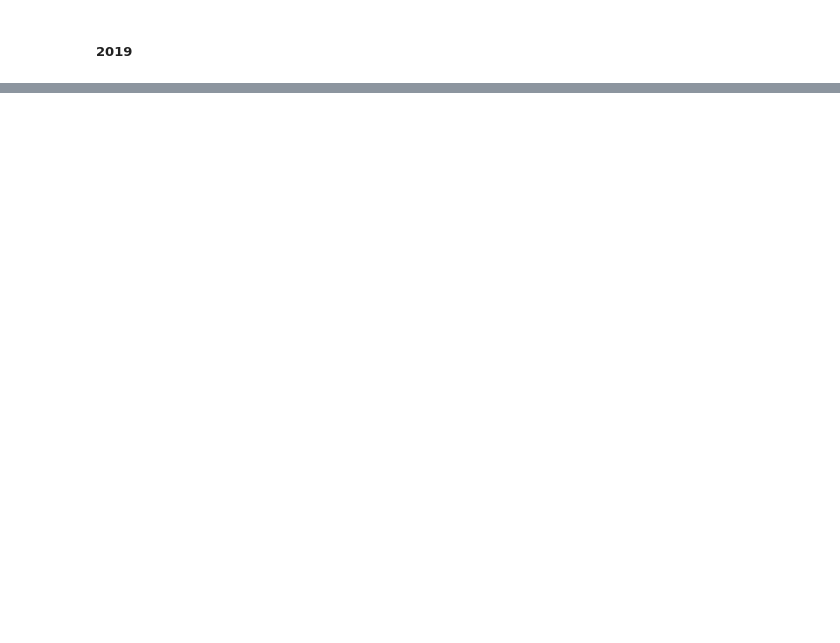
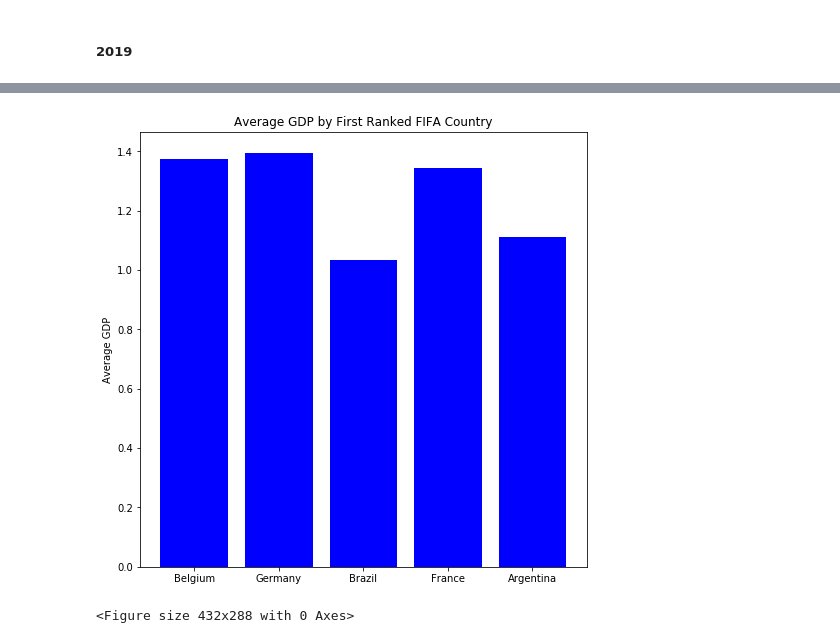
Before and after one commit to MichRisu/etl-happiness, a Jupyter notebook: HappyFIFA_ETL.ipynb, the cells around one changed output, grey strips where cells are left out. Drawn from its saved outputs; the diff is of its cells as text; code cells hidden in the pictures; blank space fills up the shorter version.

```diff
--- a/HappyFIFA_ETL.ipynb
+++ b/HappyFIFA_ETL.ipynb
@@ -370,0 +740,20 @@ After the raw data cleaning, we created three individual tables in PostgreSQL. T
+# %%
+x2 = df_fh_grp_avg['country']
+y2 = df_fh_grp_avg['gdp']
+
+
+fig3, ax3 = plt.subplots(figsize=(8,8))
+ax3.bar(x2,y2, color='b')
+ax3.set_ylabel("Average GDP")
+ax3.set_title("Average GDP by First Ranked FIFA Country")
+plt.show();
+# %% [output]
+[figure, added]
+# %%
+fig = plt.figure()
+# ax = fig.add_axes([df_fh_grp_avg['country']])
+ax.bar(df_fh_grp_avg['country'], df_fh_grp_avg['happiness_rank'], color='r')
+ax.bar(df_fh_grp_avg['country'], df_fh_grp_avg['gdp'], color='b')
+plt.show();
+# %% [output]
+<Figure size 432x288 with 0 Axes>
```
Also changed, not shown: parts of 50 cells of this notebook.
